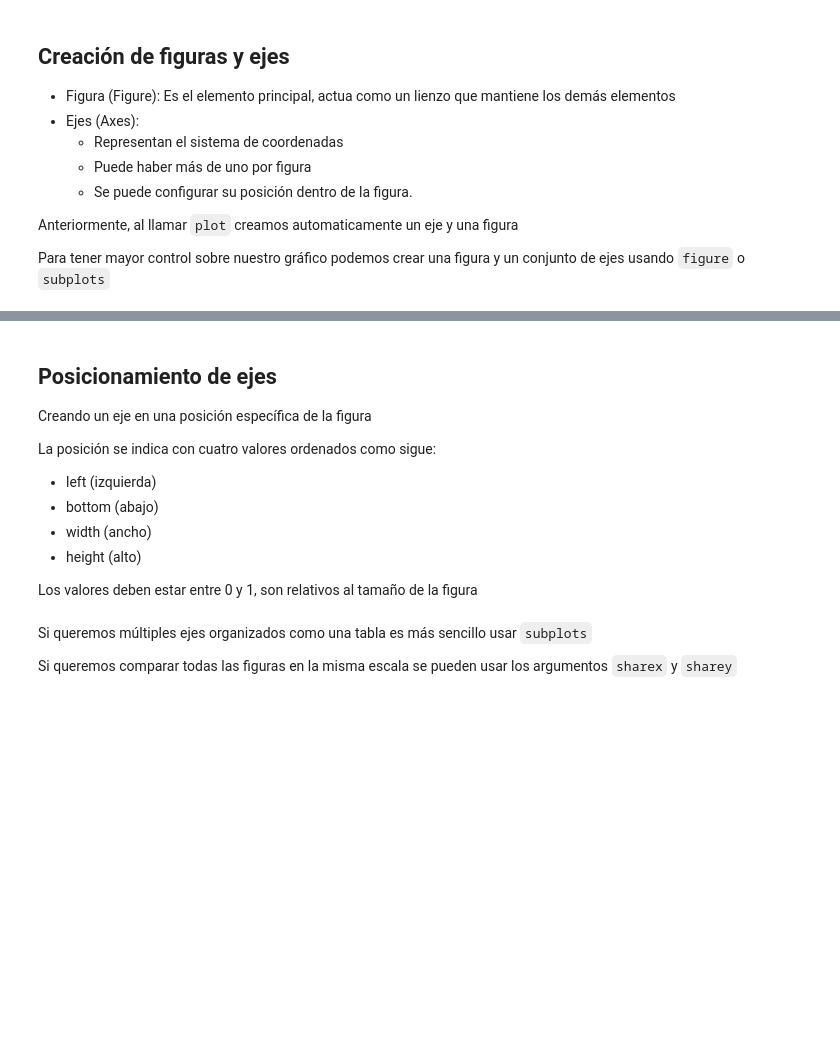
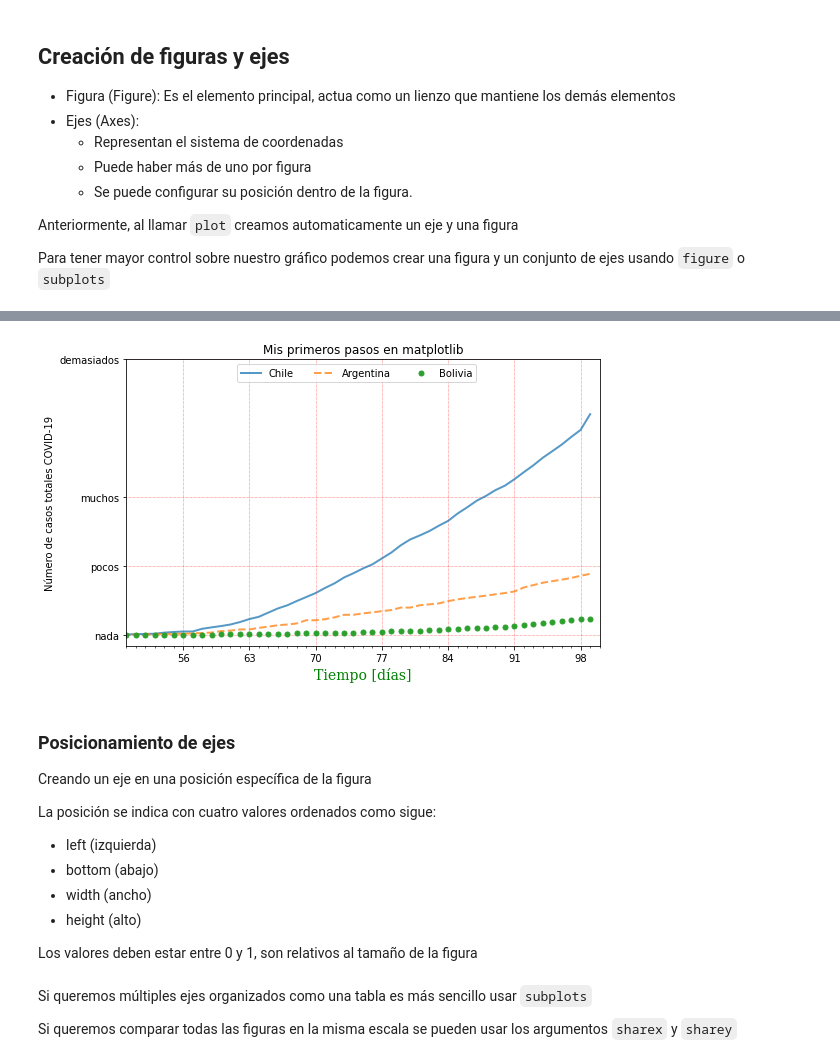
Before and after one commit to phuijse/PythonBook, a Jupyter notebook: clases/unidad1/06_matplotlib.ipynb, the cells around one changed output, grey strips where cells are left out. Drawn from its saved outputs; the diff is of its cells as text; code cells hidden in the pictures; blank space fills up the shorter version.

Commit message:
typos y seccionamiento para jupyterbook

```diff
--- a/clases/unidad1/06_matplotlib.ipynb
+++ b/clases/unidad1/06_matplotlib.ipynb
@@ -135,45 +147,45 @@ A continuación veremos como
 1. Agregar una grilla
 1. Agregar una leyenda
 # %%
-fig, ax = plt.subplots(figsize=(7, 4), tight_layout=True, facecolor='w')
+fig, ax = plt.subplots(figsize=(8, 5), tight_layout=True, facecolor='w')
 
-# Tipos de linea (linestyle): -, --, -., :, none
-# Ancho de la linea (linewidth)
-# Tipos de markers (marker): .,o,x,d,s,1,2,3,4
-# Tamaño del marker (markersize)
-# Opacidad (alpha)
-# Etiqueta (label): Se usa en la leyenda
-
-ax.plot(data_chile, linewidth=2, alpha=0.75, label='Chile')
-ax.plot(data_argentina, linestyle='--', linewidth=2, alpha=0.75, label='Argentina')
-ax.plot(range(0, len(data_chile), 7), data_chile[::7],
-        linestyle='none', marker='x', markersize=10, label='semanas')
+ax.plot(data_chile, # datos
+        linewidth=2, # Ancho de la linea
+        alpha=0.75, # Opacidad
+        label='Chile') # Etiqueta para la leyenda
+ax.plot(data_argentina,
+        linestyle='--', # Estilo de la linea, las opciones son -, --, -., : y none
+        linewidth=2, alpha=0.75, label='Argentina')
+ax.plot(data_bolivia,
+        linestyle='none', # "Sin linea"
+        marker='.', # Forma del marcador
+        markersize=10, # Tamaño del marcador
+        label='Bolivia')
 
 # Leyenda
-#ax.legend(loc=2, ncol=1)
 ax.legend(loc=1, ncol=3, bbox_to_anchor=(0.75, 1))
 
 # Texto para ejes y título
 ax.set_xlabel('Tiempo [días]', fontsize=14, fontname='serif', color="green")
 ax.set_ylabel('Número de casos totales COVID-19')
 ax.set_title('Mis primeros pasos en matplotlib')
 
-# Límites de los ejes
+# Límites de los ejes: set_xlim y set_ylim
 ax.set_xlim([50, 100])
-#ax.xaxis.set_ticks_position('top')
-#ax.yaxis.set_ticks_position('right')
 
-# Ticks de los ejes
+# Ticks de los ejes: set_xticks y set_yticks
 ax.set_yticks([0, 5000, 10000, 20000])
-#ax.set_xticks([-1, 0, 1])
+# Etiquetas de los ejes
 ax.set_yticklabels(['nada', 'pocos', 'muchos', 'demasiados'])
 ax.xaxis.set_major_locator(mpl.ticker.MultipleLocator(7))
 ax.xaxis.set_minor_locator(mpl.ticker.MultipleLocator(1))
 
 # Grilla
 ax.grid(color="red", which="major", axis='both', linestyle=':', linewidth=0.5)
+# %% [output]
+[figure, added]
 # %% [markdown]
-## Posicionamiento de ejes
+### Posicionamiento de ejes
 
 Creando un eje en una posición específica de la figura
 
```
Also changed, not shown: parts of 13 cells of this notebook.
